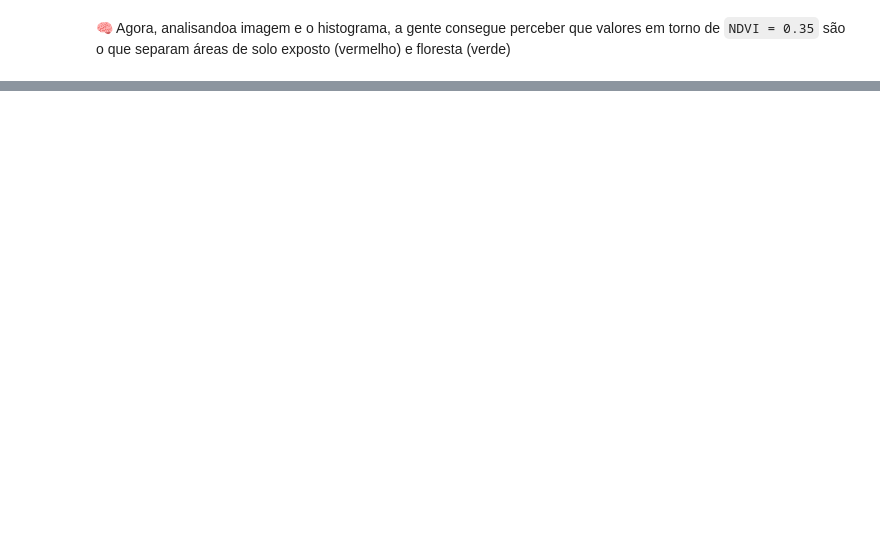
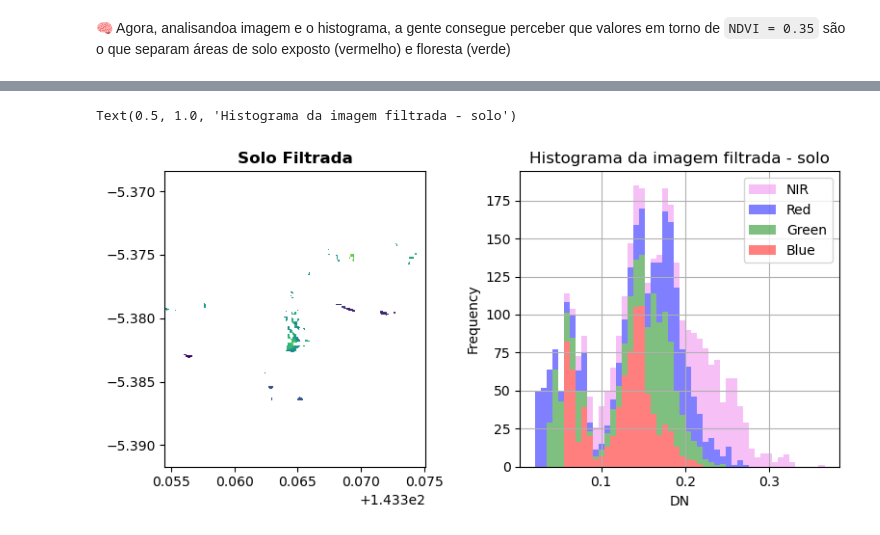
Before and after one commit to paeslemesa/tutoriaisPython, a Jupyter notebook: 10_Estudos_com_Numpy.ipynb, the cells around one changed output, grey strips where cells are left out. Cells and saved outputs as stored; diff of their text form; code cells hidden in the pictures; blank space fills up the shorter version.

```diff
--- a/10_Estudos_com_Numpy.ipynb
+++ b/10_Estudos_com_Numpy.ipynb
@@ -109,0 +137,28 @@ Text(0.5, 1.0, 'NDVI binário')
+# %%
+
+imagm_filtrada = np.where(binario ==0, # aonde a imagem binária é 0
+                          img_data, # aonde a condição for verdadeira, o valor será o mesmo da imagem original
+                          np.nan) # aonde a condição for falsa, o valor será "nulo"
+
+fig, ax = plt.subplots(1, 2, figsize=(8,4), tight_layout=True)
+
+
+# Ajustando primeiro plot
+show(imagm_filtrada[3, :, :],   # plotando as bandas 3 (NIR)
+     transform=img_perfil['transform'], # pegando a transformação da imagem para a imagem ser plotada corretamente
+     title="Solo Filtrada", # título do plot
+     ax=ax[0]) # plotando no eixo axrgb
+
+rio.plot.show_hist(imagm_filtrada, # determinando os dados para plotar o histograma
+                   bins=50, # aqui nós escolhemos a quantidade de grupos que vamos dividir nossos dados para faciliat visialização. Quanto maior, mais perto da realidade
+                   histtype='stepfilled', # tipo de plotagem do histograma
+                   lw=0.2, # largura da linha
+                   stacked=True, # se queremos os histogramas empilhados ou não
+                   alpha=0.5, # transparência dos histogramas
+                   ax=ax[1], # plotando no eixo axhist
+                   label = ['Azul', 'Verde', 'Vermelho', 'NIR']) # determinando os nomes das bandas
+
+plt.title('Histograma da imagem filtrada - solo')
+# %% [output]
+Text(0.5, 1.0, 'Histograma da imagem filtrada - solo')
+[figure, added]
```
Also changed, not shown: parts of 15 cells of this notebook.
